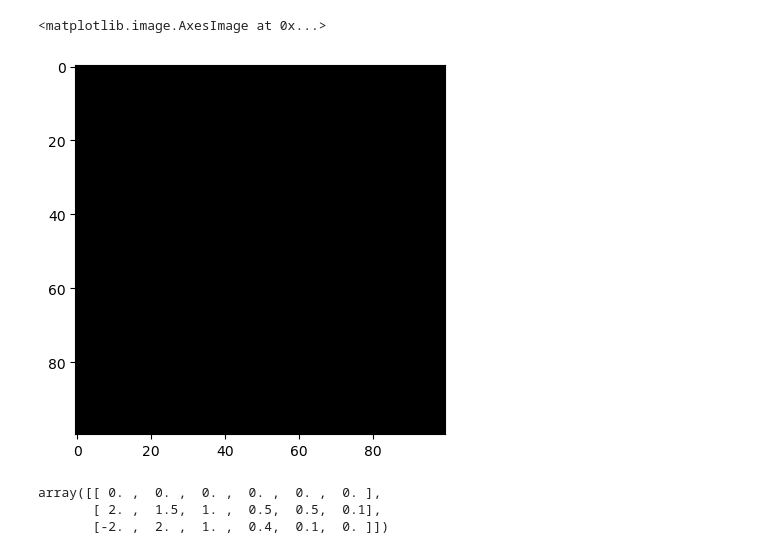
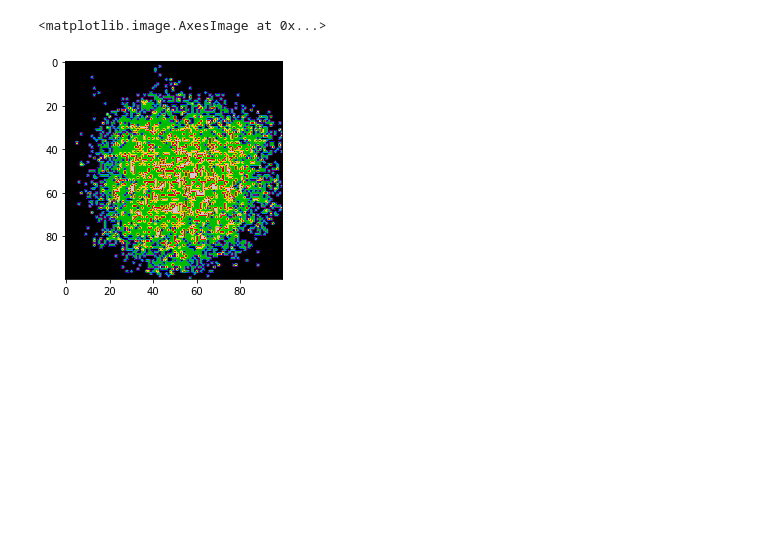
Before and after one commit to kuj24824/Complex_Systems, a Jupyter notebook: Code/BaseCityplanner_Alex.ipynb, the cells around one changed output. Cells and saved outputs as stored; diff of their text form; code cells hidden in the pictures; blank space fills up the shorter version.

```diff
--- a/Code/BaseCityplanner_Alex.ipynb
+++ b/Code/BaseCityplanner_Alex.ipynb
@@ -28,14 +28,14 @@ translation_rates_bkp = np.array([[[[0,0,0,0,0,0],[0,0,0,0,0,0],[0,0,0,0,0,0]],
                             )
 translation_rates_4params = np.array([[[[0,0,0,0,0,0],[0,0,0,0,0,0],[0,0,0,0,0,0],[0,0,0,0,0,0]],            #Transition from V to V based on V,R,C neighbor
                      [[0,0,0,0,0,0],[ 2, 1.5, 1, 0.5,0.5,0.1],[-2,2, 1, 0.4, 0.1, 0],[0,0,0,0,0,0]], #Transition from V to R based on V,R,C neighbor
-                     [[0,0,0,0,0,0],[4, 3, 2, 1.5, 1, 1],[25, 5, -1, -1, -1, -1],[0,0,0,0,0,0]], #Transition from V to R based on V,R,C neighbor
+                     [[0,0,0,0,0,0],[4, 3, 2, 1.5, 1, 1],[25, 25, -1, -1, -1, -1],[0,0,0,0,0,0]], #Transition from V to R based on V,R,C neighbor
                      [[0,0,0,0,0,0],[0,0,0,0,0,0],[0,0,0,0,0,0],[0,0,0,0,0,0]]],    #Transition from V to C based on V,R,C neighbor
                      [[[0,0,0,0,0,0],[ -2, -1.5, -1, -0.5,-0.5,-0.1],[2,-2, -1, -0.4, -0.1, 0],[0,0,0,0,0,0]],                   #Transition from R to V based on V,R,C neighbor
                      [[0,0,0,0,0,0],[0,0,0,0,0,0],[0,0,0,0,0,0],[0,0,0,0,0,0]],                      #Transition from R to R based on V,R,C neighbor
-                     [[0,0,0,0,0,0],[4, 3, 2, 1.5, 1, 1],[25, 5, -2, -2, -2, -2],[0,0,0,0,0,0]],                      #Transition from R to R based on V,R,C neighbor
+                     [[0,0,0,0,0,0],[4, 3, 2, 1.5, 1, 1],[25, 25, -2, -2, -2, -2],[0,0,0,0,0,0]],                      #Transition from R to R based on V,R,C neighbor
                      [[0,0,0,0,0,0],[0,0,0,0,0,0],[0,0,0,0,0,0],[0,0,0,0,0,0]]],   #Transition from R to C based on V,R,C neighbor
-                     [[[0,0,0,0,0,0],[-4, -3, -2, -1.5, -1, -1],[-25,-5, 2, 2, 2, 2],[0,0,0,0,0,0]],  #Transition from C to V based on V,R,C neighbor
-                     [[0,0,0,0,0,0],[-4, -3, -2, -1.5, -1, -1],[-25,-5, 2, 2, 2, 2],[0,0,0,0,0,0]],  #Transition from C to R based on V,R,C neighbor
+                     [[[0,0,0,0,0,0],[-4, -3, -2, -1.5, -1, -1],[-25,-25, 2, 2, 2, 2],[0,0,0,0,0,0]],  #Transition from C to V based on V,R,C neighbor
+                     [[0,0,0,0,0,0],[-4, -3, -2, -1.5, -1, -1],[-25,-25, 2, 2, 2, 2],[0,0,0,0,0,0]],  #Transition from C to R based on V,R,C neighbor
                       [[0,0,0,0,0,0],[0,0,0,0,0,0],[0,0,0,0,0,0],[0,0,0,0,0,0]],  #Transition from C to R based on V,R,C neighbor
                       [[0,0,0,0,0,0],[0,0,0,0,0,0],[0,0,0,0,0,0],[0,0,0,0,0,0]]],   #Transition from R to C based on V,R,C neighbor
                      [[[0,0,0,0,0,0],[0,0,0,0,0,0],[0,0,0,0,0,0],[0,0,0,0,0,0]],  #Transition from C to V based on V,R,C neighbor
@@ -137,7 +137,7 @@ def simulate_CA_city(dimensions = 100,time = 30):
     init_city = init_grid(dimensions,3)
     ret_solution_dev[0] = init_city
     for step in range(1,time):
-        ret_solution_dev[step] = CA_city(solution_dev[step-1],moore_n=6)
+        ret_solution_dev[step] = CA_city(ret_solution_dev[step-1],moore_n=6)
     return ret_solution_dev
 
 
@@ -202,15 +202,9 @@ def run_clustering(m):
     clusters.columns = ['Cluster_size','Cluster_count','cell_type']
     return clusters
 # %%
-solution_dev = np.empty((30,100,100,2))
-solution_dev = simulate_CA_city(100,30)
-plt.imshow(solution_dev[29,:,:,0], cmap = 'nipy_spectral', vmin = 0, vmax = 2)
+time = 30
+solution_dev = simulate_CA_city(100,time)
+plt.imshow(solution_dev[time-1,:,:,0], cmap = 'nipy_spectral', vmin = 0, vmax = 2)
 # %% [output]
 <matplotlib.image.AxesImage at 0x...>
-[figure, old version]
+[figure, new version]
-# %%
-translation_rates[0][1][:]
-# %% [output]
-array([[ 0. ,  0. ,  0. ,  0. ,  0. ,  0. ],
-       [ 2. ,  1.5,  1. ,  0.5,  0.5,  0.1],
-       [-2. ,  2. ,  1. ,  0.4,  0.1,  0. ]])
```
Also changed, not shown: parts of 14 cells of this notebook.
